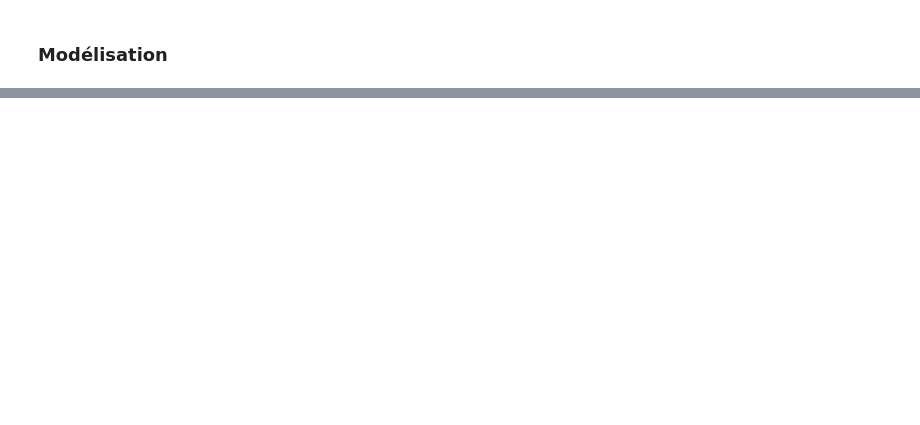
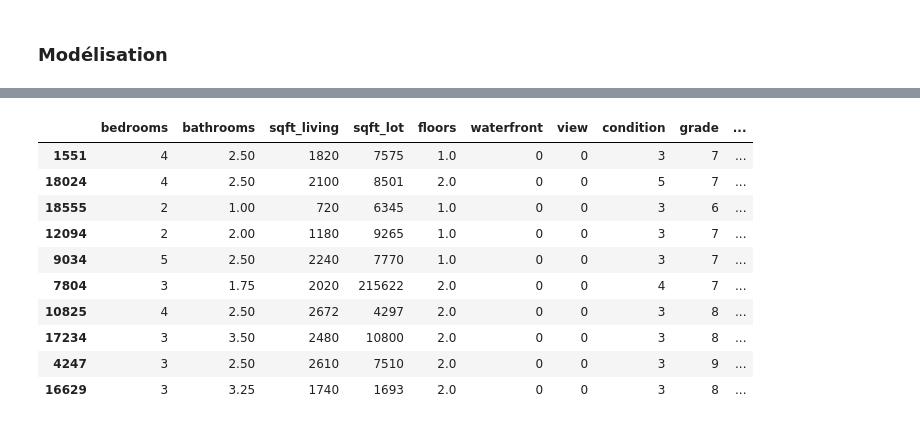
Before and after one commit to kamelben9/Prediction-KC-House, a Jupyter notebook: data_preparation.ipynb, the cells around one changed output, grey strips where cells are left out. Saved outputs shown, nothing was run; the diff lists cells and outputs as text; code cells hidden in the pictures; blank space fills up the shorter version.

```diff
--- a/data_preparation.ipynb
+++ b/data_preparation.ipynb
@@ -218,3 +272,17 @@ import pickle
 pkl_kch_filename = "pickle_model_lr.pkl"
 with open("pkl_kch_filename", 'wb') as file:
     pickle.dump(model_lr, file)
+# %%
+X_train.head(10)
+# %% [output]
+|  | bedrooms | bathrooms | sqft_living | sqft_lot | floors | waterfront | view | condition | grade | ... |
+| 1551 | 4 | 2.50 | 1820 | 7575 | 1.0 | 0 | 0 | 3 | 7 | ... |
+| 18024 | 4 | 2.50 | 2100 | 8501 | 2.0 | 0 | 0 | 5 | 7 | ... |
+| 18555 | 2 | 1.00 | 720 | 6345 | 1.0 | 0 | 0 | 3 | 6 | ... |
+| 12094 | 2 | 2.00 | 1180 | 9265 | 1.0 | 0 | 0 | 3 | 7 | ... |
+| 9034 | 5 | 2.50 | 2240 | 7770 | 1.0 | 0 | 0 | 3 | 7 | ... |
+| 7804 | 3 | 1.75 | 2020 | 215622 | 2.0 | 0 | 0 | 4 | 7 | ... |
+| 10825 | 4 | 2.50 | 2672 | 4297 | 2.0 | 0 | 0 | 3 | 8 | ... |
+| 17234 | 3 | 3.50 | 2480 | 10800 | 2.0 | 0 | 0 | 3 | 8 | ... |
+| 4247 | 3 | 2.50 | 2610 | 7510 | 2.0 | 0 | 0 | 3 | 9 | ... |
+| 16629 | 3 | 3.25 | 1740 | 1693 | 2.0 | 0 | 0 | 3 | 8 | ... |
```
Also changed, not shown: parts of 19 cells of this notebook, 4 other files.
